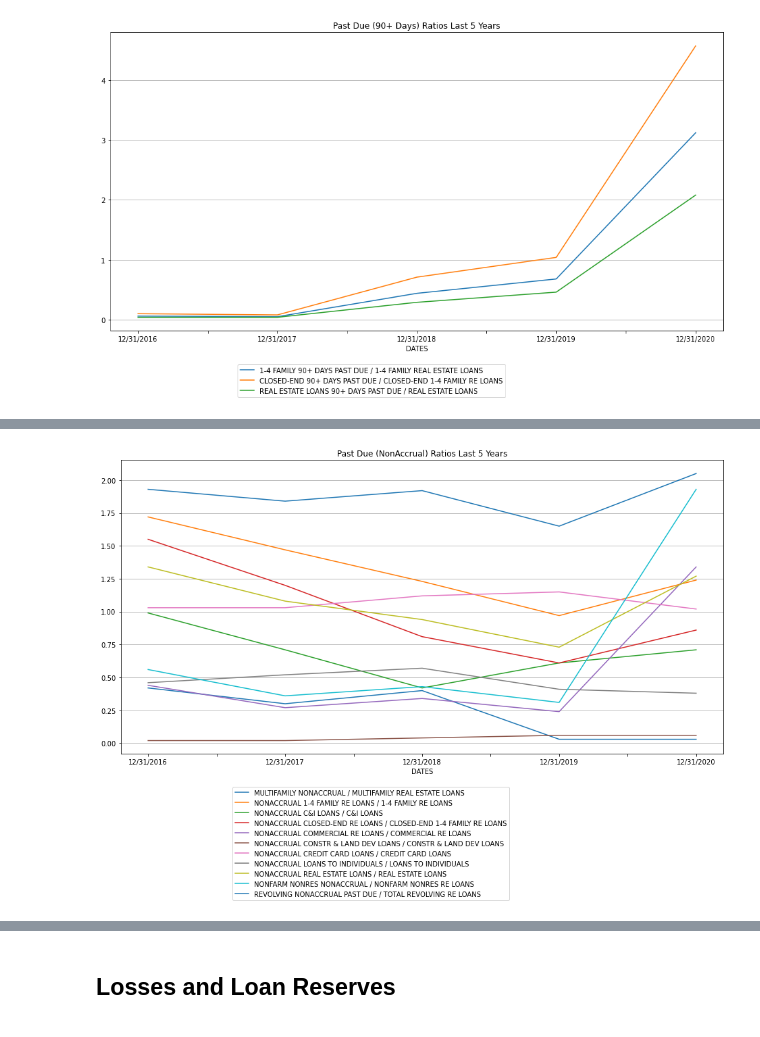
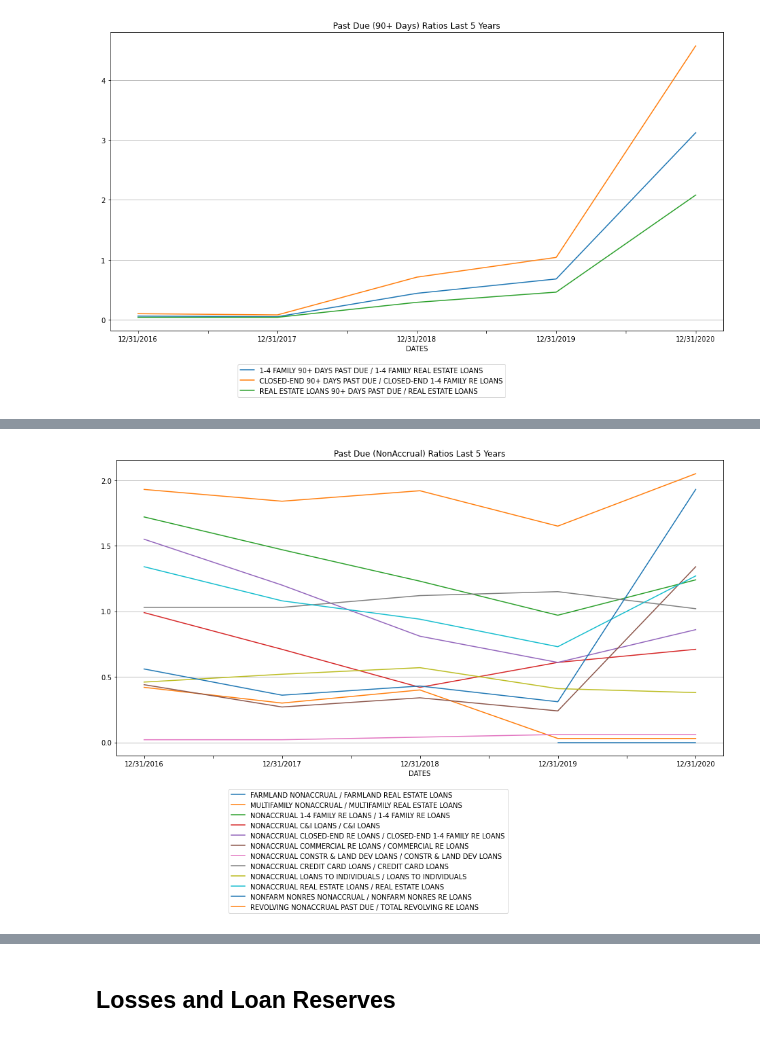
Before and after one commit to walkawalker/BHC-Analysis, a Jupyter notebook: Assignment 9 MFI.ipynb, the cells around one changed output, grey strips where cells are left out. Cells and saved outputs as stored; diff of their text form; code cells hidden in the pictures.

```diff
--- a/Assignment 9 MFI.ipynb
+++ b/Assignment 9 MFI.ipynb
@@ -20,0 +232,4 @@ print(random.randint(1,100))
+# %%
+analyst_estimate_url ="https://finance.yahoo.com/quote/CFG/analysis?p=CFG"
+# %%
+analyst_data = get_table(analyst_estimate_url)
@@ -20,0 +238,3 @@ print(random.randint(1,100))
+# %%
+df = get_ind_table_data(analyst_data[0])
+df
@@ -40,3 +303,19 @@ print(random.randint(1,100))
+# %%
+def getdata(fname, testlist):
+    daterange2 = ['12/31/2020', '12/31/2019', '12/31/2018', '12/31/2017', '12/31/2016']
+    df = pd.read_csv(fname, header =None, skiprows=15)
+    df.rename(columns={0: 'ID', 1:'Ratio Type', 2: 'Value'}, inplace=True)
+    df['Value'] = pd.to_numeric(df['Value'], errors = 'coerce')
+    df['COUNT'] = df.groupby(['Ratio Type']).cumcount()+1
+    df = df.set_index(['Ratio Type', 'COUNT'])['Value'].unstack().add_prefix('col').reset_index()
+    df.rename(columns={'COUNT': 'Index', 'col1': daterange2[0], 'col2':daterange2[1], 'col3': daterange2[2],
+                       'col4':daterange2[3], 'col5': daterange2[4]}, inplace=True)
+    df = df[df['Ratio Type'].isin(testlist)]
+    df = df[['Ratio Type','12/31/2020', '12/31/2019', '12/31/2018', '12/31/2017', '12/31/2016']]
+    df.set_index('Ratio Type', inplace = True)
+    df = df.transpose()
+    df = df.sort_index(axis=0)
+    return df
 # %%
 def peergrouplisttransform(samplelist):
     for i in range(len(samplelist)):
@@ -392,28 +569,16 @@ ax.grid(axis='y', linestyle='-')
 # %%
 pastduenonaccrualratiolist = [ 'NONACCRUAL REAL ESTATE LOANS / REAL ESTATE LOANS',
                     'NONACCRUAL C&I LOANS / C&I LOANS','NONACCRUAL LOANS TO INDIVIDUALS / LOANS TO INDIVIDUALS',
                     'NONACCRUAL 1-4 FAMILY RE LOANS / 1-4 FAMILY RE LOANS','REVOLVING NONACCRUAL PAST DUE / TOTAL REVOLVING RE LOANS',
                     'NONACCRUAL CLOSED-END RE LOANS / CLOSED-END 1-4 FAMILY RE LOANS', 'NONACCRUAL COMMERCIAL RE LOANS / COMMERCIAL RE LOANS',
                     'NONACCRUAL CONSTR & LAND DEV LOANS / CONSTR & LAND DEV LOANS','MULTIFAMILY NONACCRUAL / MULTIFAMILY REAL ESTATE LOANS',
                     'NONFARM NONRES NONACCRUAL / NONFARM NONRES RE LOANS','FARMLAND NONACCRUAL / FARMLAND REAL ESTATE LOANS',
                                'NONACCRUAL CREDIT CARD LOANS / CREDIT CARD LOANS'
                     ]
-testcase = dt + 'downloaded.csv'
-df = pd.read_csv(testcase, header =None, skiprows=15)
-df.rename(columns={0: 'ID', 1:'Ratio Type', 2: 'Value'}, inplace=True)
-df['Value'] = pd.to_numeric(df['Value'], errors = 'coerce')
-df['COUNT'] = df.groupby(['Ratio Type']).cumcount()+1
-df = df.set_index(['Ratio Type', 'COUNT'])['Value'].unstack().add_prefix('col').reset_index()
-df.rename(columns={'COUNT': 'Index', 'col1': daterange2[0], 'col2':daterange2[1], 'col3': daterange2[2],
-                   'col4':daterange2[3], 'col5': daterange2[4]}, inplace=True)
-df = df[df['Ratio Type'].isin(pastduenonaccrualratiolist)]
-df = df[['Ratio Type','12/31/2020', '12/31/2019', '12/31/2018', '12/31/2017', '12/31/2016']]
-df.set_index('Ratio Type', inplace = True)
-df = df.transpose()
-df = df.sort_index(axis=0)
+df = getdata(filename, pastduenonaccrualratiolist)
 ax = df.plot(figsize=(16,8), title='Past Due (NonAccrual) Ratios Last 5 Years')
 ax.legend(bbox_to_anchor=(0.65,-0.1))
 ax.set_xlabel('DATES')
 ax.grid(axis='y', linestyle='-')
 # %% [output]
-[figure, old version]
+[figure, new version]
```
Also changed, not shown: parts of 122 cells of this notebook, 4 other files.
